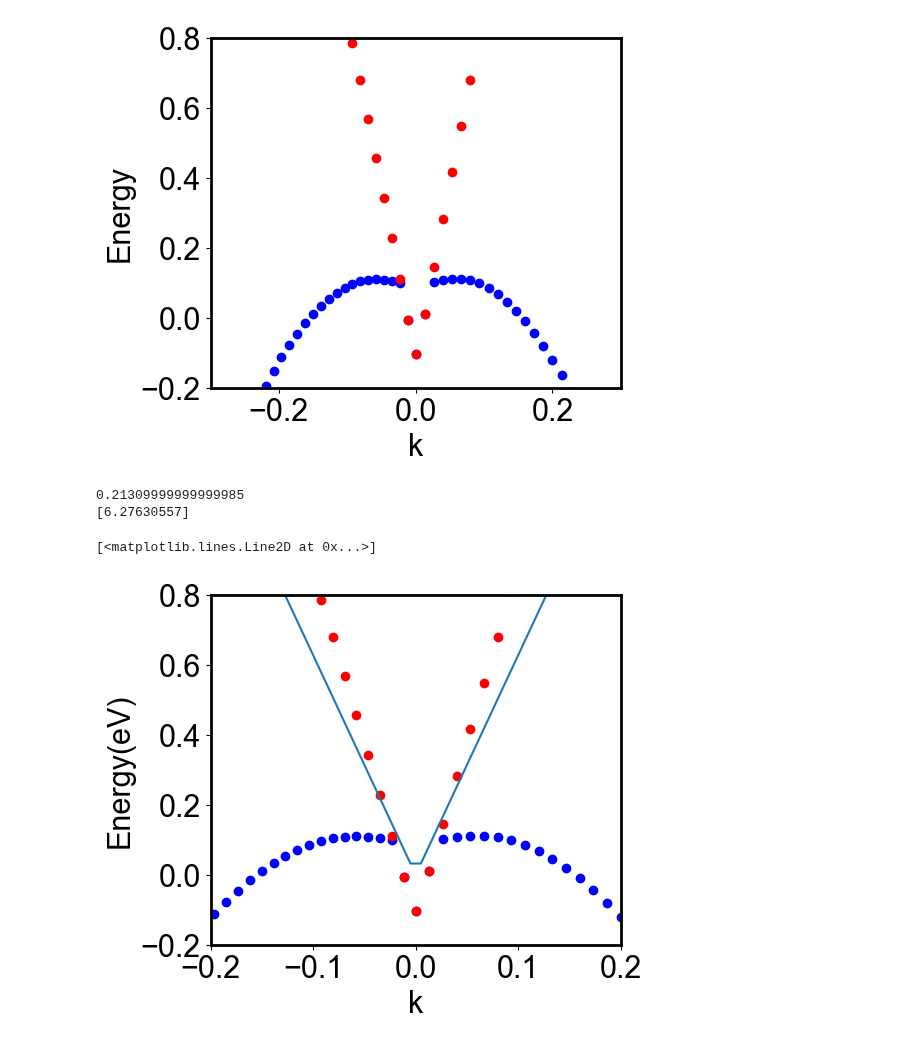
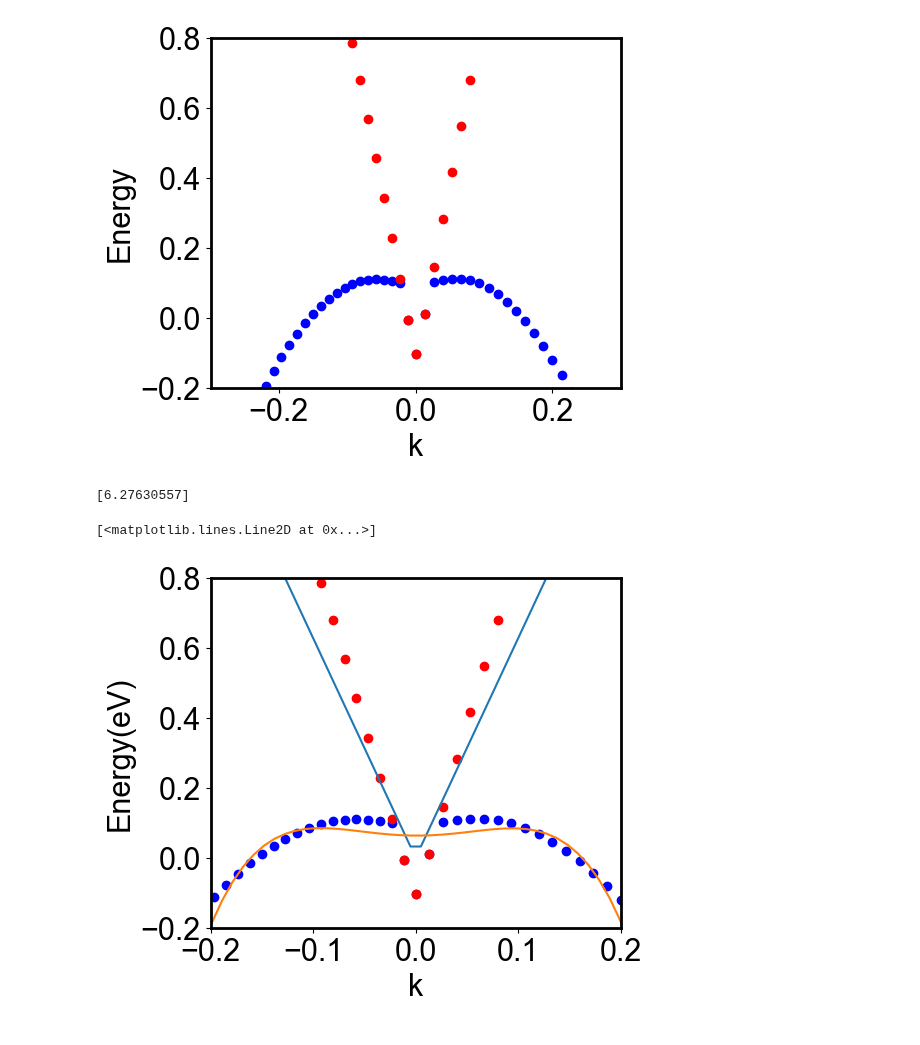
Before and after one commit to Normanthen/TE_Calculation, a Jupyter notebook: Mg3Bi2/Fitting/Fitting_Mg3Bi2.ipynb, the cells around one changed output. Saved outputs shown, nothing was run; the diff lists cells and outputs as text; code cells hidden in the pictures.

```diff
--- a/Mg3Bi2/Fitting/Fitting_Mg3Bi2.ipynb
+++ b/Mg3Bi2/Fitting/Fitting_Mg3Bi2.ipynb
@@ -297,44 +297,44 @@ def DEc(k,vF):
 #def DEv(k,a,b,c,d,e):
 #   return -a*k**4 + b*k**3-c*k**2+d*k-e
 
-def DEv(k,p,q,r):
-    return -p*k**4+q*k**2+r
+def DEv(k,mh,mh1,mh2,mh3,mh4):
+    return mh*k**4+mh1*k**3+mh2*k**2+mh3*k+mh4
 
 #Determining E1
 
-E1=-(min(Ekcc)-max(Ekvv))
-print(E1)
+#E1=-(min(Ekcc)-max(Ekvv))
+#print(E1)
 #Fitting
 
 #Dirac band
 c_opt,c_cov= curve_fit(DEc, kcc, Ekcc-fermi)
 print(c_opt)
 
 #Mexican-hat band
 #v_opt,v_cov= curve_fit(DEv, kvv, Ekvv-fermi)
 #print(v_opt)
 #Plotting fitted parameters
 xfit=np.linspace(-0.25, 0.25, 50)
 ax.plot(xfit, DEc(xfit, *c_opt))
 #ax.plot(xfit, DEv(xfit, *v_opt))
+ax.plot(xfit, DEv(xfit, -279.08, 1.0134, 4.854, -0.012, 0.0632))
 
 # Calculate the R-squared value
 
 #Conduction band
 #rsds_cond = (Ekcc-fermi) - DEc(xfit, *c_opt)
 #cond_res = np.sum(rsds_cond**2)
 #cond_tot = np.sum((Ekcc - np.mean(Ekcc))**2)
 #r_sqrC = 1 - (cond_res / cond_tot)
 #print("R-squared:", r_sqrC, "(Conduction Band)")
 
 #Valence band
 #rsds_val = (Ekvv-fermi) - DEv(xfit, *v_opt)
 #val_res = np.sum(rsds_val**2)
 #val_tot = np.sum((Ekvv - np.mean(Ekvv))**2)
 #r_sqrV = 1 - (val_res / val_tot)
 #print("R-squared:", r_sqrV, "(Valence Band)")
 # %% [output]
-0.21309999999999985
 [6.27630557]
 [<matplotlib.lines.Line2D at 0x...>]
-[figure, old version]
+[figure, new version]
```
